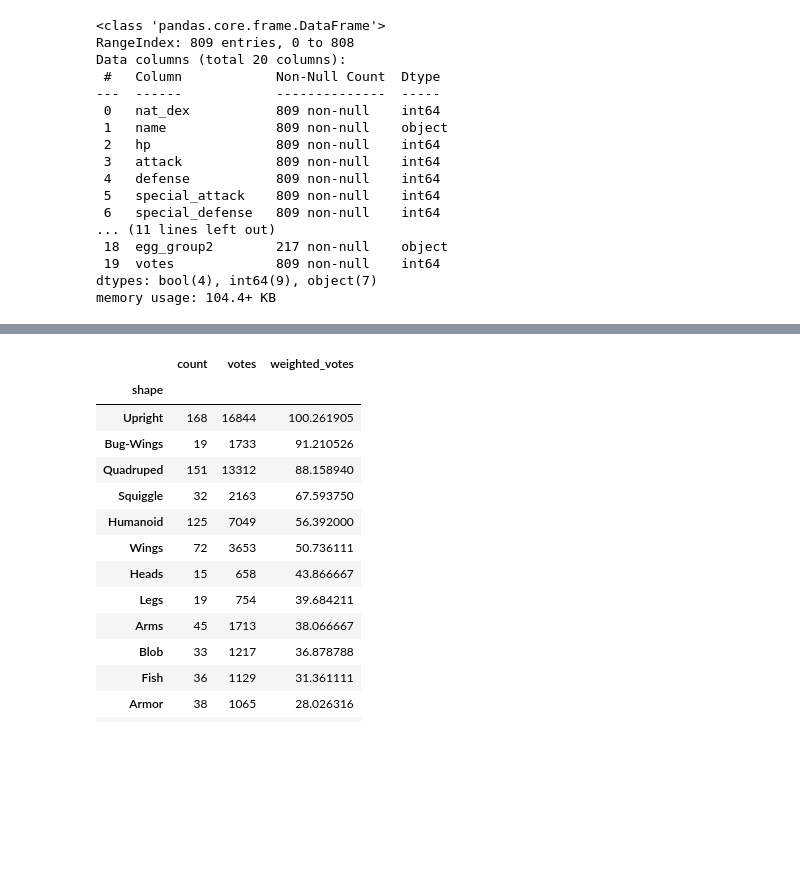
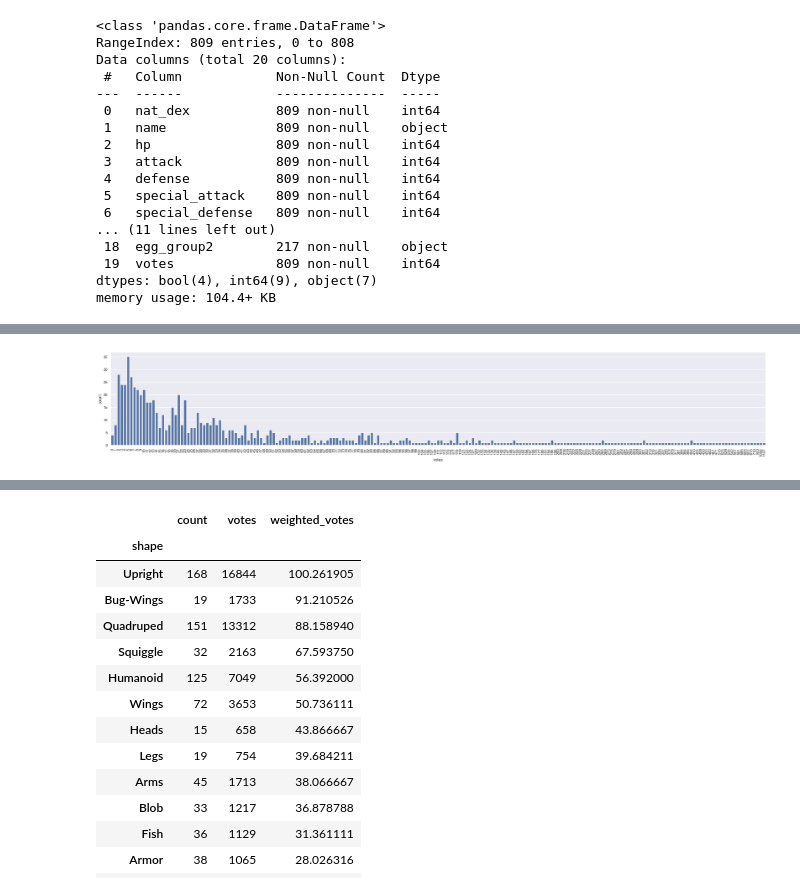
Before and after one commit to LeeMerrow/Pokemon-Popularity, a Jupyter notebook: Pokemon.ipynb, the cells around one changed output, grey strips where cells are left out. Saved outputs shown, nothing was run; the diff lists cells and outputs as text; code cells hidden in the pictures; blank space fills up the shorter version.

```diff
--- a/Pokemon.ipynb
+++ b/Pokemon.ipynb
@@ -295,0 +313,9 @@ memory usage: 104.4+ KB
+# %%
+# Using a count plot
+sns.set(style='darkgrid', rc={'figure.figsize':(35, 5)})
+
+sns.countplot(data=poke, x='votes')
+plt.xticks(rotation=90)
+plt.show()
+# %% [output]
+[figure, added]
```
Also changed, not shown: parts of 15 cells of this notebook.
